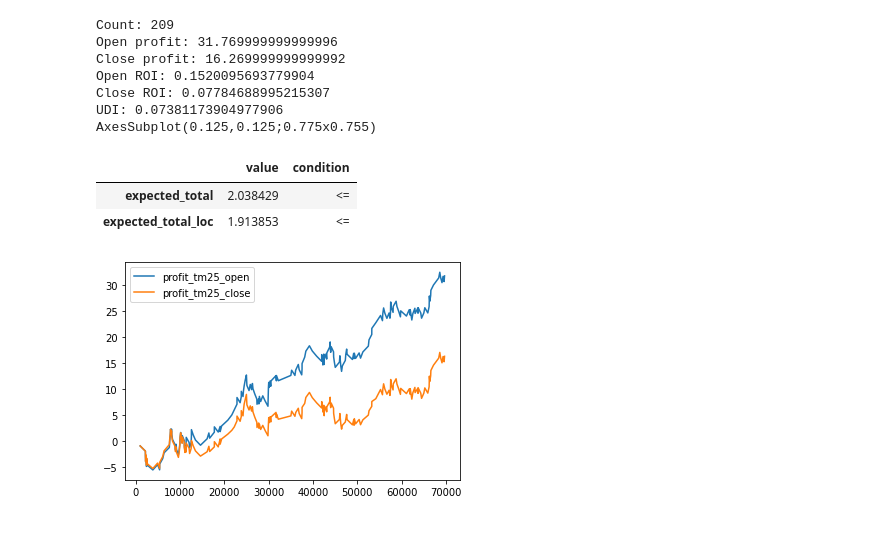
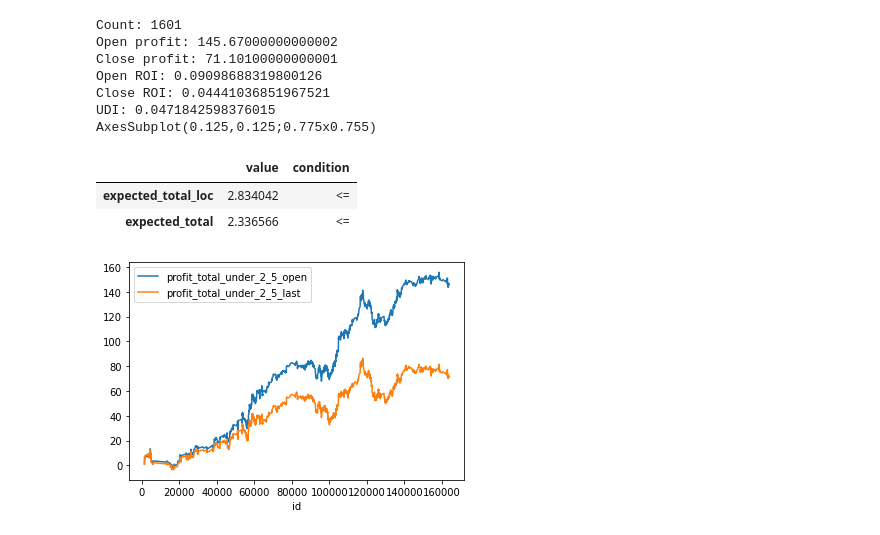
Before and after one commit to oRastor/offvariance, a Jupyter notebook: notebooks/analyze_total_under_smart.ipynb, the cells around one changed output. Saved outputs shown, nothing was run; the diff lists cells and outputs as text; code cells hidden in the pictures.

```diff
--- a/notebooks/analyze_total_under_smart.ipynb
+++ b/notebooks/analyze_total_under_smart.ipynb
@@ -30,0 +1,14 @@ AxesSubplot(0.125,0.125;0.775x0.755)
+# %%
+from modules.storage import get_finished_games
+from modules.analyze import prepare_metrics_list, print_total_under_result, create_total_under_strategy_by_udi
+from settings import composite_metrics
+
+df = get_finished_games()
+metrics_list = prepare_metrics_list(composite_metrics)
+# %%
+segmented_df = df.loc[
+    (df['home_team_finished_games'] >= 3) & (df['away_team_finished_games'] >= 3) &
+    (df['odds_home_open'] > 0) & (df['odds_total_under_2_5_open'] > 0) &
+    (df['odds_home_open'] >= 1.8) & (df['odds_home_open'] <= 2.8) &
+    (df['odds_total_under_2_5_open'] >= 2.0) & (df['odds_total_under_2_5_open'] <= 2.5)
+]
@@ -31,16 +26,16 @@ AxesSubplot(0.125,0.125;0.775x0.755)
 # %%
-result = utils.create_strategy_by_udi(segmented_df, utils.metrics, 'udi_tm25')
-utils.print_total_under_result(result.games_df)
+result = create_total_under_strategy_by_udi(segmented_df, metrics_list, max_metrics_count=2, iterations=1)
+print_total_under_result(result.games_df)
 result.metrics_df
 # %% [output]
-Count: 209
-Open profit: 31.769999999999996
-Close profit: 16.269999999999992
-Open ROI: 0.1520095693779904
-Close ROI: 0.07784688995215307
-UDI: 0.07381173904977906
+Count: 1601
+Open profit: 145.67000000000002
+Close profit: 71.10100000000001
+Open ROI: 0.09098688319800126
+Close ROI: 0.04441036851967521
+UDI: 0.0471842598376015
 AxesSubplot(0.125,0.125;0.775x0.755)
 |  | value | condition |
-| expected_total | 2.038429 | <= |
-| expected_total_loc | 1.913853 | <= |
+| expected_total_loc | 2.834042 | <= |
+| expected_total | 2.336566 | <= |
-[figure, old version]
+[figure, new version]
```
Also changed, not shown: parts of 5 cells of this notebook, 31 other files.
